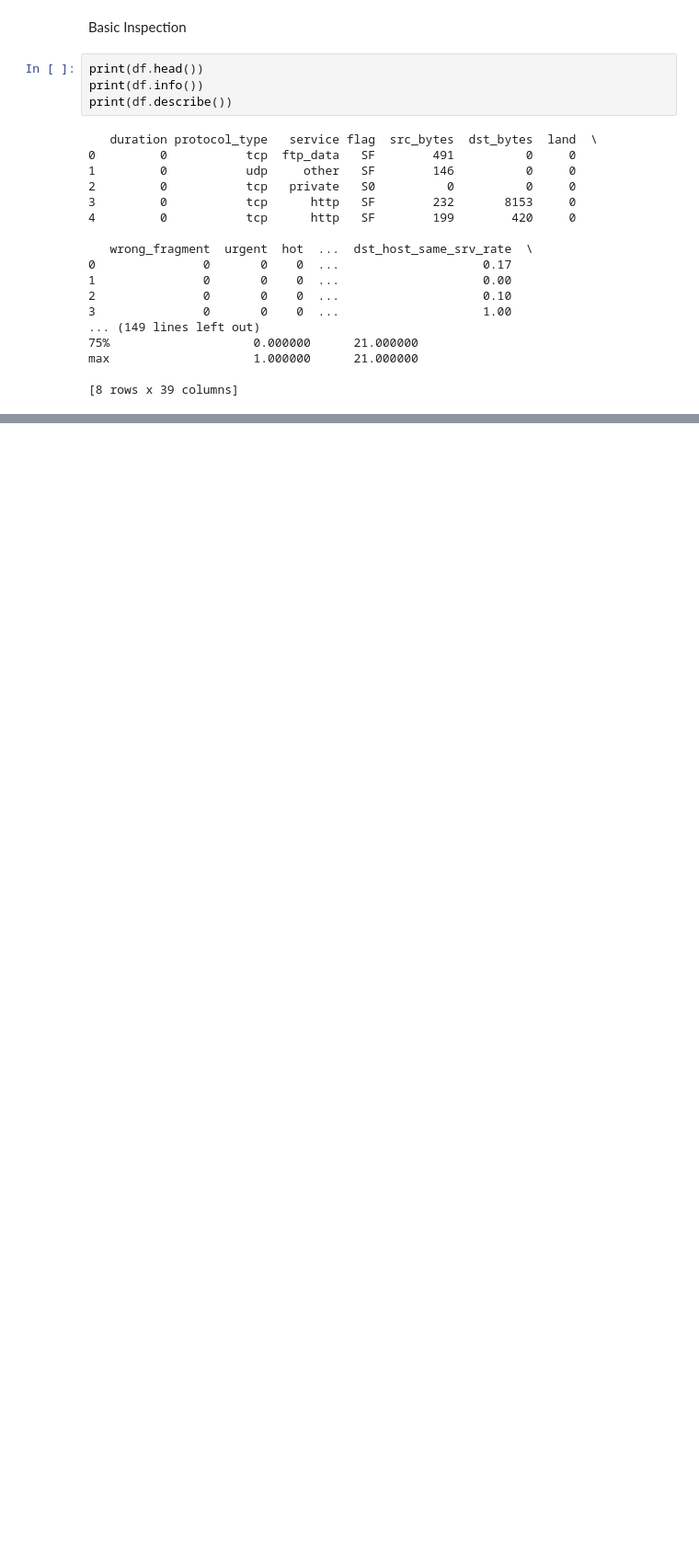
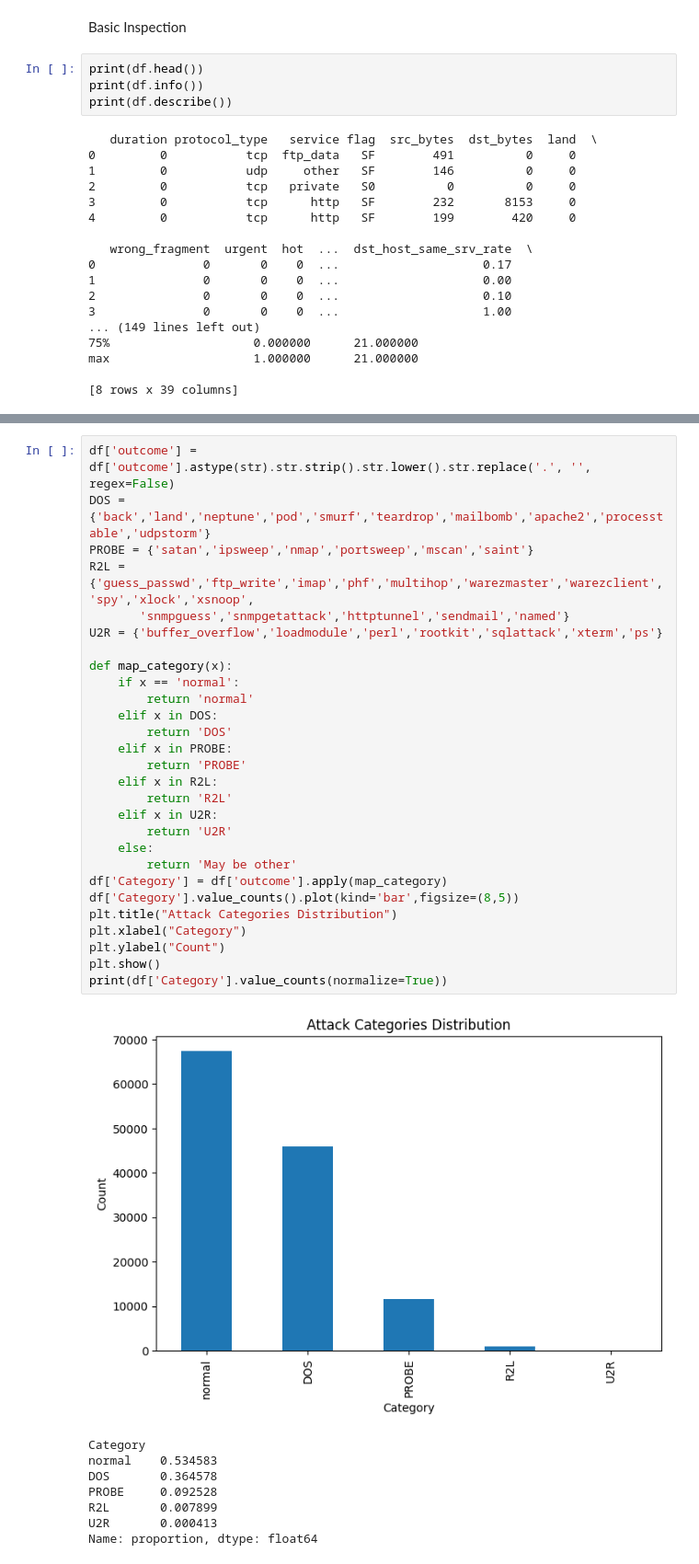
Before and after one commit to SpringBoardMentor193s/SentinelNet, a Jupyter notebook: notebooks/explore_nsl_kdd.ipynb, the cells around one changed output, grey strips where cells are left out. Shown at 92% size. Cells and saved outputs as stored; diff of their text form; blank space fills up the shorter version.

```diff
--- a/notebooks/explore_nsl_kdd.ipynb
+++ b/notebooks/explore_nsl_kdd.ipynb
@@ -65,0 +105,37 @@ max                    1.000000      21.000000
+# %%
+df['outcome'] = df['outcome'].astype(str).str.strip().str.lower().str.replace('.', '', regex=False)
+DOS = {'back','land','neptune','pod','smurf','teardrop','mailbomb','apache2','processtable','udpstorm'}
+PROBE = {'satan','ipsweep','nmap','portsweep','mscan','saint'}
+R2L = {'guess_passwd','ftp_write','imap','phf','multihop','warezmaster','warezclient','spy','xlock','xsnoop',
+       'snmpguess','snmpgetattack','httptunnel','sendmail','named'}
+U2R = {'buffer_overflow','loadmodule','perl','rootkit','sqlattack','xterm','ps'}
+
+def map_category(x):
+    if x == 'normal':
+        return 'normal'
+    elif x in DOS:
+        return 'DOS'
+    elif x in PROBE:
+        return 'PROBE'
+    elif x in R2L:
+        return 'R2L'
+    elif x in U2R:
+        return 'U2R'
+    else:
+        return 'May be other'
+df['Category'] = df['outcome'].apply(map_category)
+df['Category'].value_counts().plot(kind='bar',figsize=(8,5))
+plt.title("Attack Categories Distribution")
+plt.xlabel("Category")
+plt.ylabel("Count")
+plt.show()
+print(df['Category'].value_counts(normalize=True))
+# %% [output]
+[figure, added]
+Category
+normal    0.534583
+DOS       0.364578
+PROBE     0.092528
+R2L       0.007899
+U2R       0.000413
+Name: proportion, dtype: float64
```
Also changed, not shown: parts of 6 cells of this notebook, 3 other files.
